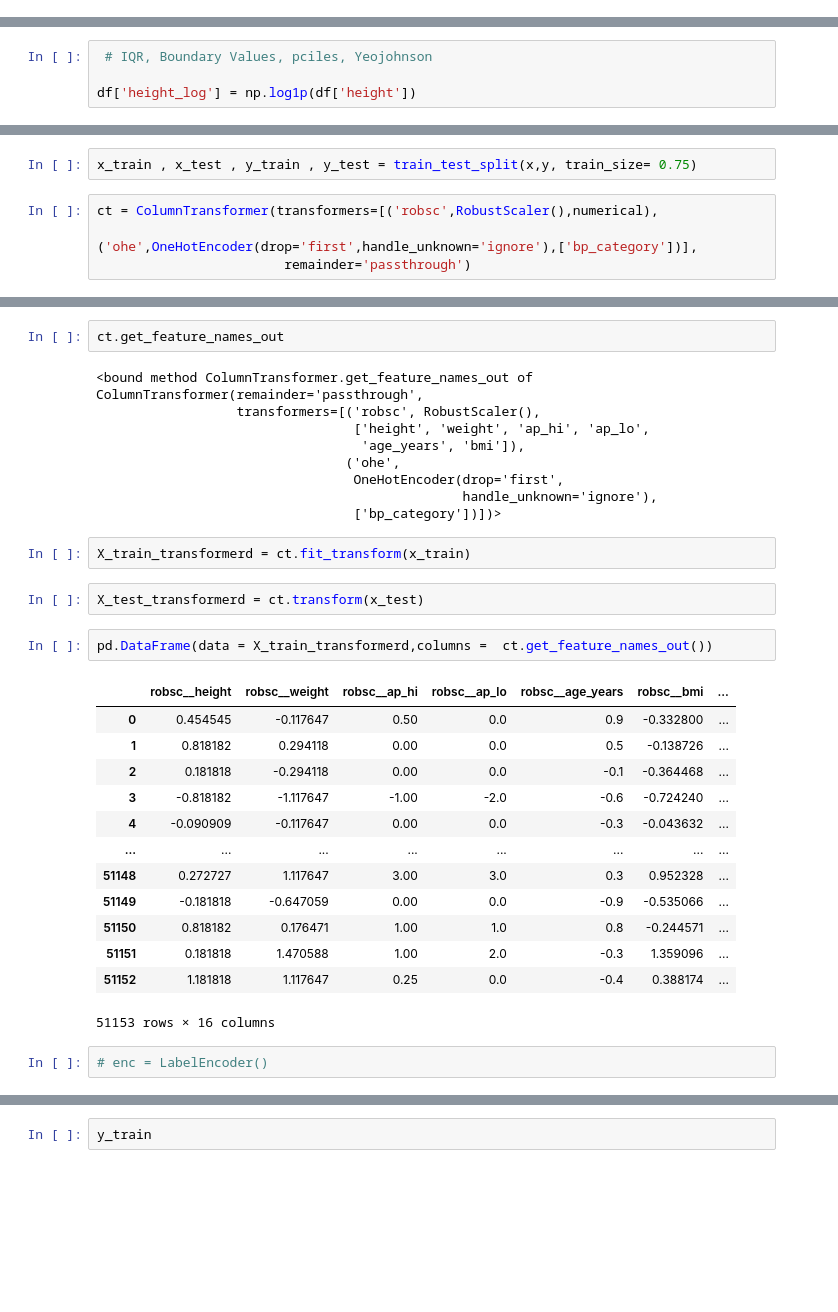
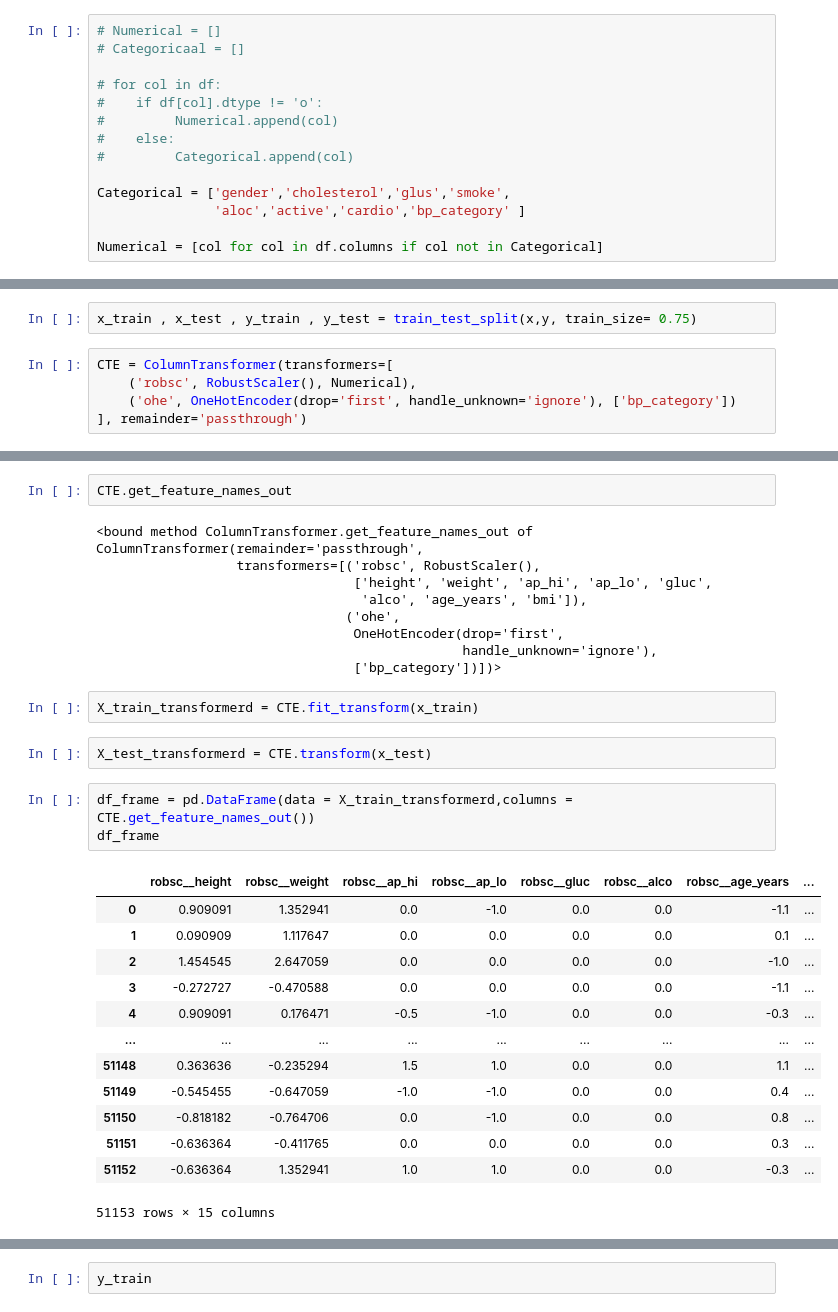
Before and after one commit to Manishkumar902/Project_cardio, a Jupyter notebook: ML_Project.ipynb, the cells around one changed output, grey strips where cells are left out. Cells and saved outputs as stored; diff of their text form; blank space fills up the shorter version.

```diff
--- a/ML_Project.ipynb
+++ b/ML_Project.ipynb
@@ -47 +75,15 @@ df.drop(cols_to_remove,axis=1,inplace=True)
+# %%
+# Numerical = []
+# Categoricaal = []
+
+# for col in df:
+#    if df[col].dtype != 'o':
+#         Numerical.append(col)
+#    else:
+#         Categorical.append(col)
+
+Categorical = ['gender','cholesterol','glus','smoke',
+               'aloc','active','cardio','bp_category' ]
+
+Numerical = [col for col in df.columns if col not in Categorical]
 # %%
@@ -199,4 +136,0 @@ sns.boxplot(df['height'],ax=axs[1])
-# %%
- # IQR, Boundary Values, pciles, Yeojohnson
-
-df['height_log'] = np.log1p(df['height'])
@@ -230,6 +413,7 @@ y = df['cardio']
 # %%
 x_train , x_test , y_train , y_test = train_test_split(x,y, train_size= 0.75)
 # %%
-ct = ColumnTransformer(transformers=[('robsc',RobustScaler(),numerical),
-                                      ('ohe',OneHotEncoder(drop='first',handle_unknown='ignore'),['bp_category'])],
-                        remainder='passthrough')
+CTE = ColumnTransformer(transformers=[
+    ('robsc', RobustScaler(), Numerical),
+    ('ohe', OneHotEncoder(drop='first', handle_unknown='ignore'), ['bp_category'])
+], remainder='passthrough')
@@ -236,33 +425,32 @@ ct = ColumnTransformer(transformers=[('robsc',RobustScaler(),numerical),
 # %%
-ct.get_feature_names_out
+CTE.get_feature_names_out
 # %% [output]
 <bound method ColumnTransformer.get_feature_names_out of ColumnTransformer(remainder='passthrough',
                   transformers=[('robsc', RobustScaler(),
-                                 ['height', 'weight', 'ap_hi', 'ap_lo',
-                                  'age_years', 'bmi']),
+                                 ['height', 'weight', 'ap_hi', 'ap_lo', 'gluc',
+                                  'alco', 'age_years', 'bmi']),
                                 ('ohe',
                                  OneHotEncoder(drop='first',
                                                handle_unknown='ignore'),
                                  ['bp_category'])])>
 # %%
-X_train_transformerd = ct.fit_transform(x_train)
+X_train_transformerd = CTE.fit_transform(x_train)
 # %%
-X_test_transformerd = ct.transform(x_test)
+X_test_transformerd = CTE.transform(x_test)
 # %%
-pd.DataFrame(data = X_train_transformerd,columns =  ct.get_feature_names_out())
+df_frame = pd.DataFrame(data = X_train_transformerd,columns =  CTE.get_feature_names_out())
+df_frame
 # %% [output]
-|  | robsc__height | robsc__weight | robsc__ap_hi | robsc__ap_lo | robsc__age_years | robsc__bmi | ... |
-| 0 | 0.454545 | -0.117647 | 0.50 | 0.0 | 0.9 | -0.332800 | ... |
-| 1 | 0.818182 | 0.294118 | 0.00 | 0.0 | 0.5 | -0.138726 | ... |
-| 2 | 0.181818 | -0.294118 | 0.00 | 0.0 | -0.1 | -0.364468 | ... |
-| 3 | -0.818182 | -1.117647 | -1.00 | -2.0 | -0.6 | -0.724240 | ... |
-| 4 | -0.090909 | -0.117647 | 0.00 | 0.0 | -0.3 | -0.043632 | ... |
-| ... | ... | ... | ... | ... | ... | ... | ... |
-| 51148 | 0.272727 | 1.117647 | 3.00 | 3.0 | 0.3 | 0.952328 | ... |
-| 51149 | -0.181818 | -0.647059 | 0.00 | 0.0 | -0.9 | -0.535066 | ... |
-| 51150 | 0.818182 | 0.176471 | 1.00 | 1.0 | 0.8 | -0.244571 | ... |
-| 51151 | 0.181818 | 1.470588 | 1.00 | 2.0 | -0.3 | 1.359096 | ... |
-| 51152 | 1.181818 | 1.117647 | 0.25 | 0.0 | -0.4 | 0.388174 | ... |
+|  | robsc__height | robsc__weight | robsc__ap_hi | robsc__ap_lo | robsc__gluc | robsc__alco | robsc__age_years | ... |
+| 0 | 0.909091 | 1.352941 | 0.0 | -1.0 | 0.0 | 0.0 | -1.1 | ... |
+| 1 | 0.090909 | 1.117647 | 0.0 | 0.0 | 0.0 | 0.0 | 0.1 | ... |
+| 2 | 1.454545 | 2.647059 | 0.0 | 0.0 | 0.0 | 0.0 | -1.0 | ... |
+| 3 | -0.272727 | -0.470588 | 0.0 | 0.0 | 0.0 | 0.0 | -1.1 | ... |
+| 4 | 0.909091 | 0.176471 | -0.5 | -1.0 | 0.0 | 0.0 | -0.3 | ... |
+| ... | ... | ... | ... | ... | ... | ... | ... | ... |
+| 51148 | 0.363636 | -0.235294 | 1.5 | 1.0 | 0.0 | 0.0 | 1.1 | ... |
+| 51149 | -0.545455 | -0.647059 | -1.0 | -1.0 | 0.0 | 0.0 | 0.4 | ... |
+| 51150 | -0.818182 | -0.764706 | 0.0 | -1.0 | 0.0 | 0.0 | 0.8 | ... |
+| 51151 | -0.636364 | -0.411765 | 0.0 | 0.0 | 0.0 | 0.0 | 0.3 | ... |
+| 51152 | -0.636364 | 1.352941 | 1.0 | 1.0 | 0.0 | 0.0 | -0.3 | ... |
-51153 rows × 16 columns
+51153 rows × 15 columns
-# %%
-# enc = LabelEncoder()
```
Also changed, not shown: parts of 57 cells of this notebook, 3 other files.
